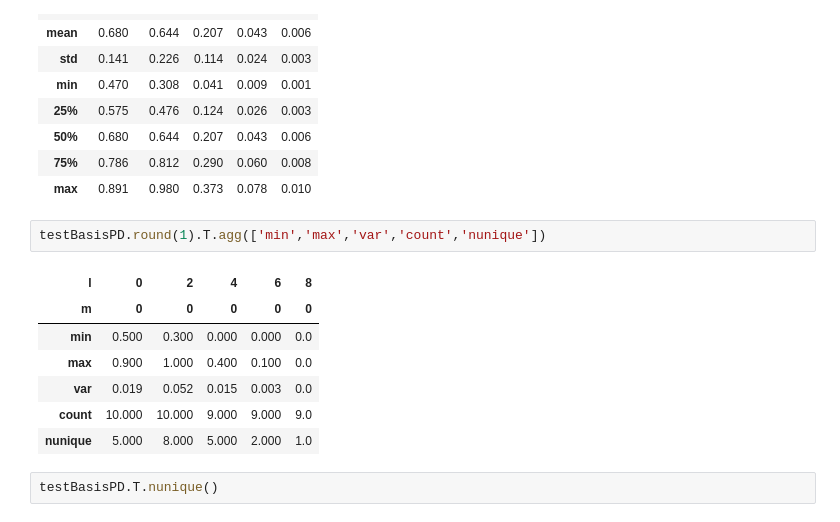
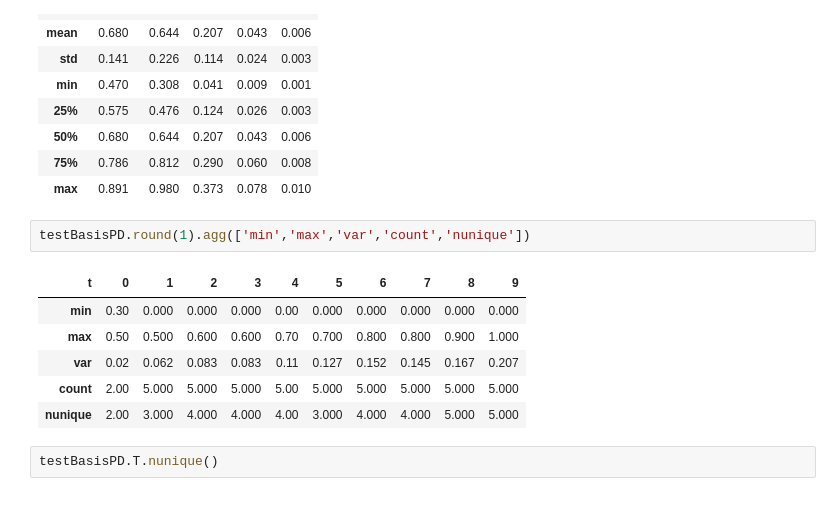
Before and after one commit to phockett/Quantum-Metrology-with-Photoelectrons-Vol3, a Jupyter notebook: doc-source/part1/theory_info_content_221122.ipynb, the cells around one changed output. Saved outputs shown, nothing was run; the diff lists cells and outputs as text.

```diff
--- a/doc-source/part1/theory_info_content_221122.ipynb
+++ b/doc-source/part1/theory_info_content_221122.ipynb
@@ -274,15 +423,14 @@ testBasisPD.T.describe()   #([pd.unique])   #(['nunique'])
 | 75% | 0.786 | 0.812 | 0.290 | 0.060 | 0.008 |
 | max | 0.891 | 0.980 | 0.373 | 0.078 | 0.010 |
 # %%
-testBasisPD.round(1).T.agg(['min','max','var','count','nunique'])
+testBasisPD.round(1).agg(['min','max','var','count','nunique'])
 # %% [output]
-| l | 0 | 2 | 4 | 6 | 8 |
-| m | 0 | 0 | 0 | 0 | 0 |
-| min | 0.500 | 0.300 | 0.000 | 0.000 | 0.0 |
-| max | 0.900 | 1.000 | 0.400 | 0.100 | 0.0 |
-| var | 0.019 | 0.052 | 0.015 | 0.003 | 0.0 |
-| count | 10.000 | 10.000 | 9.000 | 9.000 | 9.0 |
-| nunique | 5.000 | 8.000 | 5.000 | 2.000 | 1.0 |
+| t | 0 | 1 | 2 | 3 | 4 | 5 | 6 | 7 | 8 | 9 |
+| min | 0.30 | 0.000 | 0.000 | 0.000 | 0.00 | 0.000 | 0.000 | 0.000 | 0.000 | 0.000 |
+| max | 0.50 | 0.500 | 0.600 | 0.600 | 0.70 | 0.700 | 0.800 | 0.800 | 0.900 | 1.000 |
+| var | 0.02 | 0.062 | 0.083 | 0.083 | 0.11 | 0.127 | 0.152 | 0.145 | 0.167 | 0.207 |
+| count | 2.00 | 5.000 | 5.000 | 5.000 | 5.00 | 5.000 | 5.000 | 5.000 | 5.000 | 5.000 |
+| nunique | 2.00 | 3.000 | 4.000 | 4.000 | 4.00 | 3.000 | 4.000 | 4.000 | 5.000 | 5.000 |
 # %%
 testBasisPD.T.nunique()
 # %% [output]
```
Also changed, not shown: parts of 33 cells of this notebook, 5 other files.
